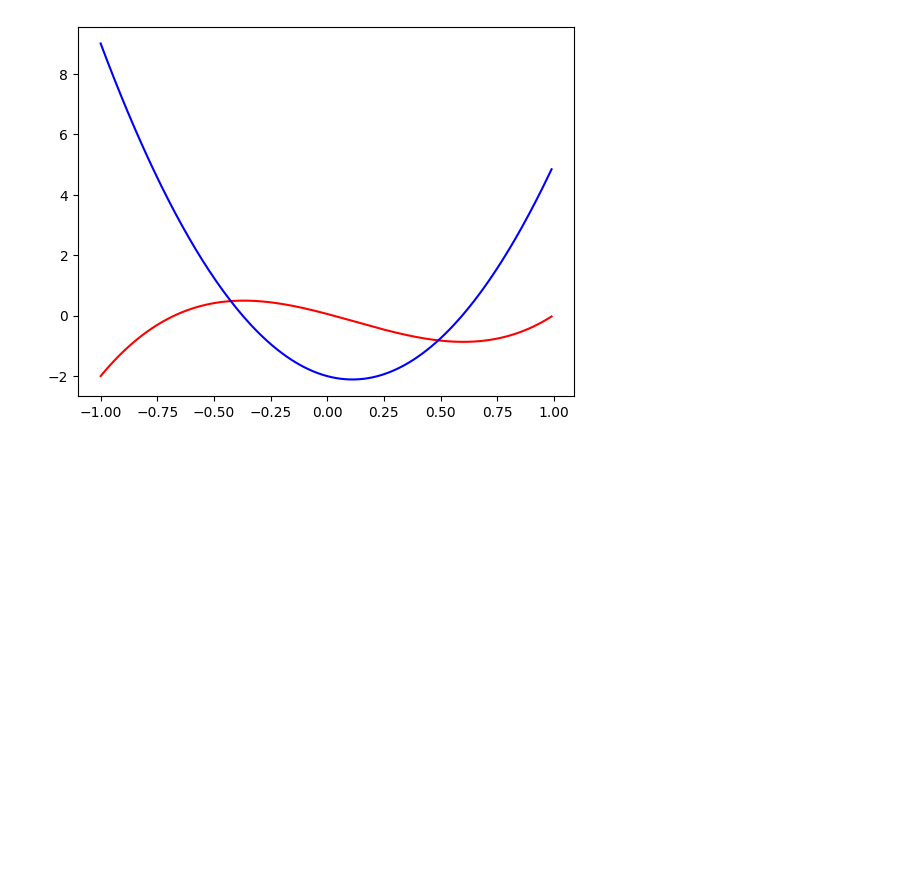
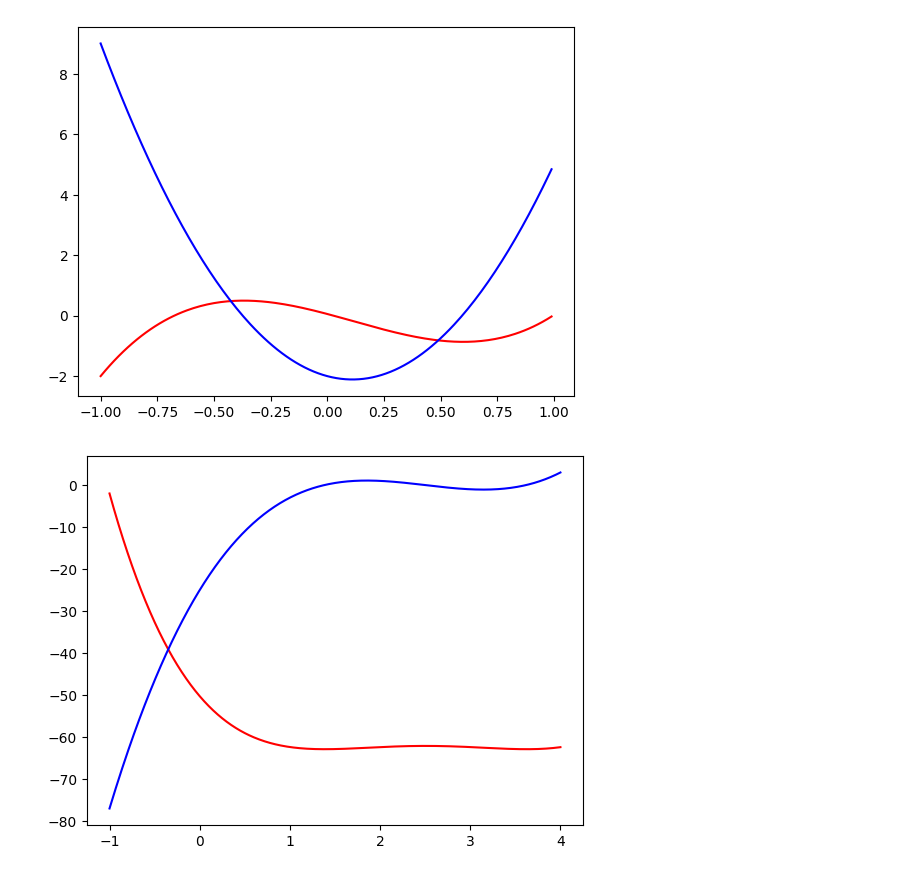
Before and after one commit to ProgMod-X/Oppgaver, a Jupyter notebook: Programmering/Simuleringer/EulersMetode/3.3.1.1/dagHSolve.ipynb, the cells around one changed output. Drawn from its saved outputs; the diff is of its cells as text; code cells hidden in the pictures; blank space fills up the shorter version.

```diff
--- a/Programmering/Simuleringer/EulersMetode/3.3.1.1/dagHSolve.ipynb
+++ b/Programmering/Simuleringer/EulersMetode/3.3.1.1/dagHSolve.ipynb
@@ -120,31 +115,33 @@ plt.show()
 # %%
 # c)
 import matplotlib.pyplot as plt
 
 def f(x):
     return 2 *  x ** 3 - 15 * x ** 2 + 35 * x - 25
 
 x_min = -1
-x_max = 1
+x_max = 4
 dx = 0.01
 
 x_liste = []
 y_liste = []
 xd_liste = []
 yd_liste = []
 
 x = -1
 y = -2
 
 while x < x_max:
     x_liste.append(x)
     y_liste.append(y)
     xd_liste.append(x)
     yd_liste.append(f(x))
 
     y += f(x) * dx
     x += dx
 
 plt.plot(x_liste, y_liste, "r")
 plt.plot(xd_liste, yd_liste, "b")
 plt.show()
+# %% [output]
+[figure, added]
```
Also changed, not shown: parts of 2 cells of this notebook, 1 other file.
